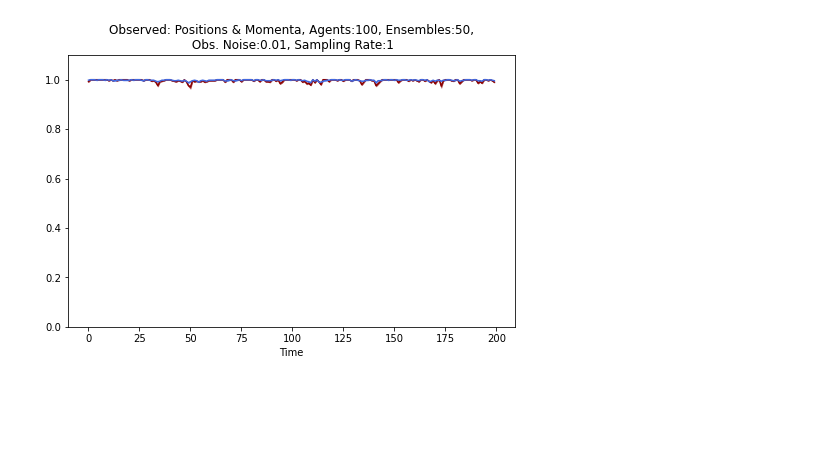
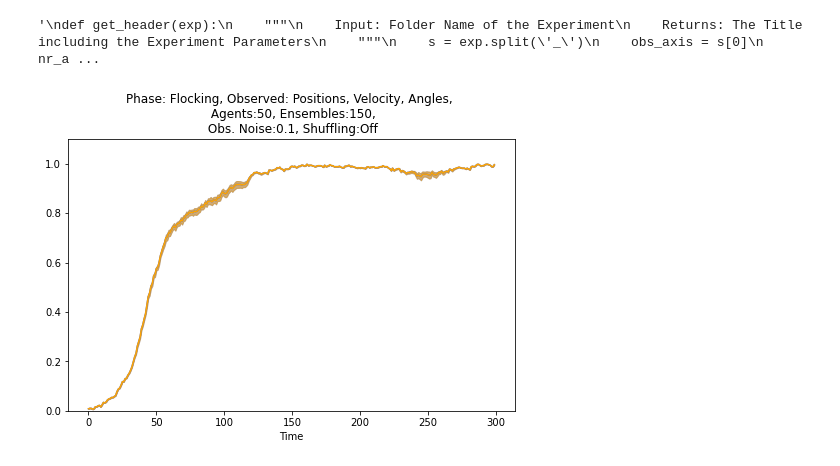
Before and after one commit to simonblaue/vicsek-data-assimilation, a Jupyter notebook: src/Static_Plots.ipynb, the cells around one changed output. Cells and saved outputs as stored; diff of their text form; code cells hidden in the pictures; blank space fills up the shorter version.

```diff
--- a/src/Static_Plots.ipynb
+++ b/src/Static_Plots.ipynb
@@ -15,12 +15,12 @@ def createfig(nrows=2,figsize=(8,5),nraxs=2,hspace=0.6):
     return fig,axs
 
 
-def get_params_metrics(experiment):
+def get_params_metrics(exp,folder='Flocking1111'):
     """
     Input: Name of the folder with the Experiment
     Returns: Parameter and Metric file
     """
-    basepath = f'../saves/{experiment}'
+    basepath = f'../saves/{folder}/{exp}'
 
     with open(f'{basepath}/params.json') as paramfile:
         params = json.load(paramfile)
@@ -30,8 +30,8 @@ def get_params_metrics(experiment):
 
     return params,metrics
 
-def plot_metric(ax,experiment,metric='Average Hungarian Precision',color='Royalblue',title=True,legend=False,errors=True,label=None,yscale=True):
-    p,m = get_params_metrics(experiment)
+def plot_metric(ax,exp,folder='Flocking1111',metric='Average Hungarian Precision',color='Royalblue',title=True,legend=False,errors=True,label=None,yscale=True):
+    p,m = get_params_metrics(exp,folder)
 
     x = np.arange(0,round(p['steps']/p['timestepsize']),p['sampling_rate']*p['timestepsize'])
     y = np.array(m[metric])
@@ -49,7 +49,7 @@ def plot_metric(ax,experiment,metric='Average Hungarian Precision',color='Royalb
         ax.legend()
 
     if title:
-        header = get_header(experiment)
+        headerlong,header = get_header(exp)
         ax.set_title(header)
 
     if yscale:
@@ -57,7 +57,40 @@ def plot_metric(ax,experiment,metric='Average Hungarian Precision',color='Royalb
 
     return None
 
+def get_header(exp):
+    """
+    Input: Folder Name of the Experiment
+    Returns: The Title including the Experiment Parameters
+    """
+    s = exp.split('_')
+    phase = s[0]
+    obs_axis = s[1]
+    nr_agents = s[2]
+    nr_ensembles = s[3]
+    obs_noise = s[4]
+    shuffling = s[5]
 
+    if obs_axis == '1100':
+        obs_axis='Only Positions'
+    elif obs_axis == '1101':
+        obs_axis = 'Positions, Angles'
+    elif obs_axis == '1110':
+        obs_axis = 'Positions, Velocity'
+    else:
+        obs_axis = 'Positions, Velocity, Angles'
+
+    if shuffling == 'True':
+        shuffling = 'On'
+    else:
+        shuffling = 'Off'
+
+    title = f"Phase: {phase}, Observed: {obs_axis}, \n Agents:{nr_agents}, Ensembles:{nr_ensembles},\n Obs. Noise:{obs_noise}, Shuffling:{shuffling}"
+    noiseshort = np.round(float(obs_noise),decimals=5)
+    titleshort = f"Phase: {phase}, Observed: {obs_axis}, \n Agents:{nr_agents}, Ensembles:{nr_ensembles},\n Obs. Noise:{noiseshort}, Shuffling:{shuffling}"
+
+    return title,titleshort
+
+'''
 def get_header(exp):
     """
     Input: Folder Name of the Experiment
@@ -77,15 +110,23 @@ def get_header(exp):
 
     title = f"Observed: {obs_axis}, Agents:{nr_agents}, Ensembles:{nr_ensembles},\n Obs. Noise:{obs_noise}, Sampling Rate:{sampling_rate}"
     return title
+'''
+# %% [output]
+'\ndef get_header(exp):\n    """\n    Input: Folder Name of the Experiment\n    Returns: The Title including the Experiment Parameters\n    """\n    s = exp.split(\'_\')\n    obs_axis = s[0]\n    nr_a ...
 # %%
 # Single Case Example for one Experiment
 
-experiment = '111_100_50_0.01_1'
+experiment = 'Flocking_1111_50_50_0.1_False'
 
 fig,axs = createfig(nrows=1,nraxs=1)
 
-plot_metric(axs[0],experiment,color='darkred')
-plot_metric(axs[0],experiment,'Average LPP')
+#plot_metric(axs[0],experiment,color='darkred')
+plot_metric(axs[0],experiment,metric='Average LPP')
+
+
+experiment = 'Flocking_1111_50_150_0.1_False'
+#plot_metric(axs[0],experiment,color='darkred')
+plot_metric(axs[0],experiment,metric='Average LPP',color='orange')
 # %% [output]
-[figure, old version]
+[figure, new version]
 # %%
```
Also changed, not shown: parts of 11 cells of this notebook, 2 other files.
